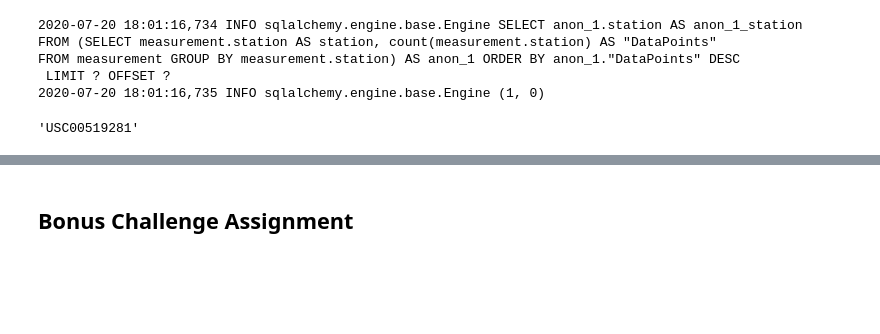
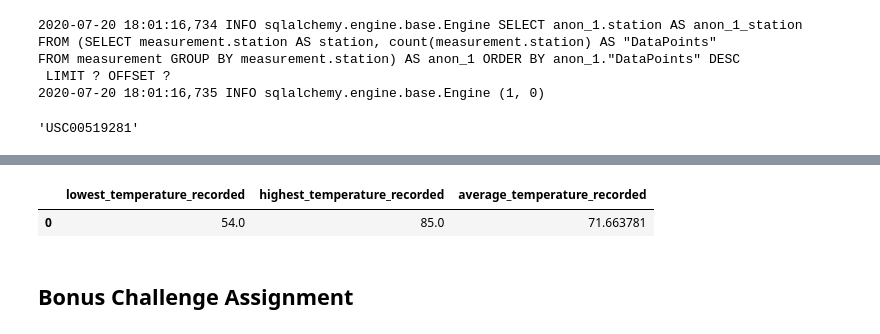
Before and after one commit to bnarath/Hawaii_Climate_App, a Jupyter notebook: Code/climate_starter.ipynb, the cells around one changed output, grey strips where cells are left out. Drawn from its saved outputs; the diff is of its cells as text; code cells hidden in the pictures; blank space fills up the shorter version.

Commit message:
Most active station stats

```diff
--- a/Code/climate_starter.ipynb
+++ b/Code/climate_starter.ipynb
@@ -293,4 +293,9 @@ FROM measurement GROUP BY measurement.station) AS anon_1 ORDER BY anon_1."DataPo
 # Using the station id from the previous query, calculate the lowest temperature recorded,
 # highest temperature recorded, and average temperature of the most active station?
 
-session.query()
+
+pd.read_sql(session.query(func.min(Measurement.tobs).label("lowest_temperature_recorded"),\
+              func.max(Measurement.tobs).label("highest_temperature_recorded"),\
+              func.avg(Measurement.tobs).label("average_temperature_recorded")).\
+filter(Measurement.station==most_active_station).statement, session.bind)
+# %% [output]
@@ -297,3 +306,5 @@ session.query()
+|  | lowest_temperature_recorded | highest_temperature_recorded | average_temperature_recorded |
+| 0 | 54.0 | 85.0 | 71.663781 |
 # %%
 # Choose the station with the highest number of temperature observations.
 # Query the last 12 months of temperature observation data for this station and plot the results as a histogram
```
Also changed, not shown: parts of 1 cell of this notebook, 1 other file.
